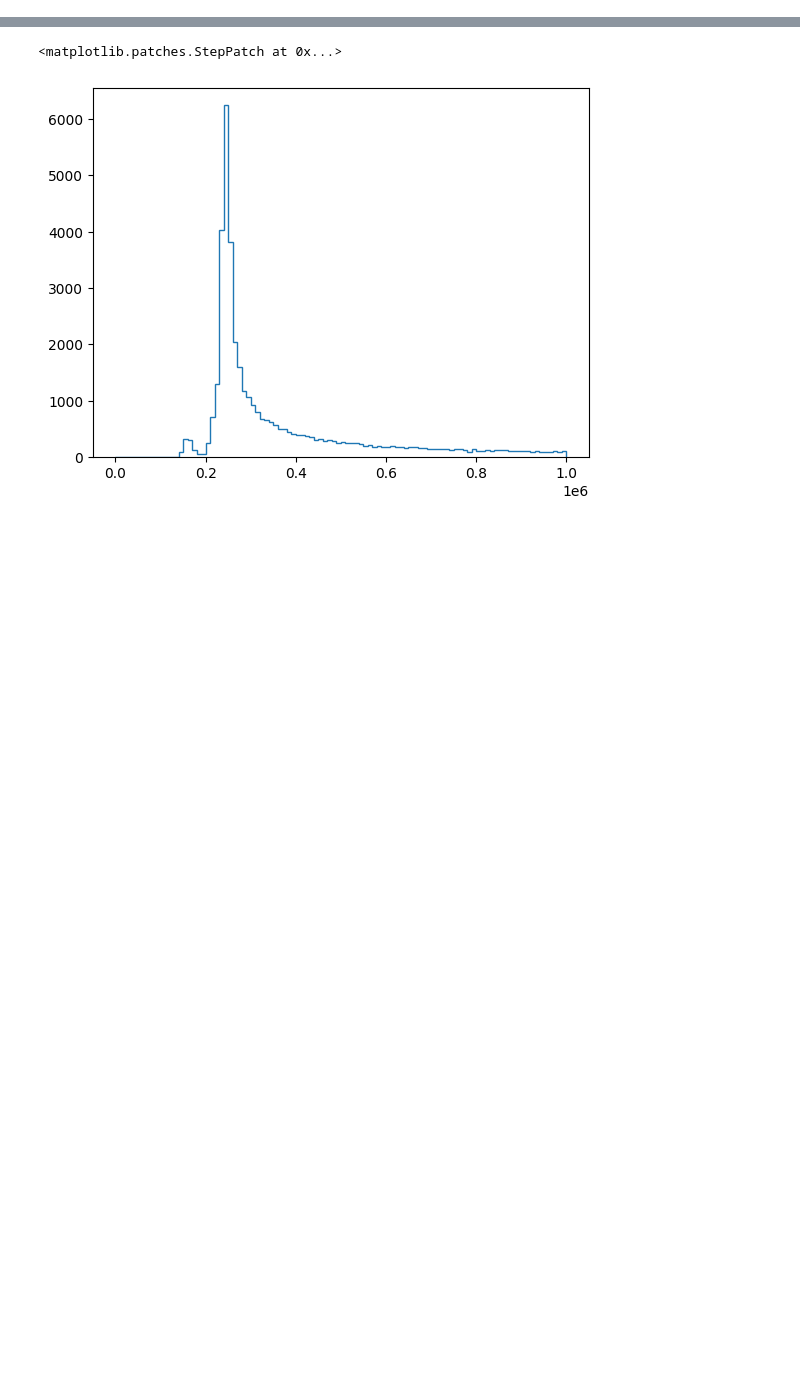
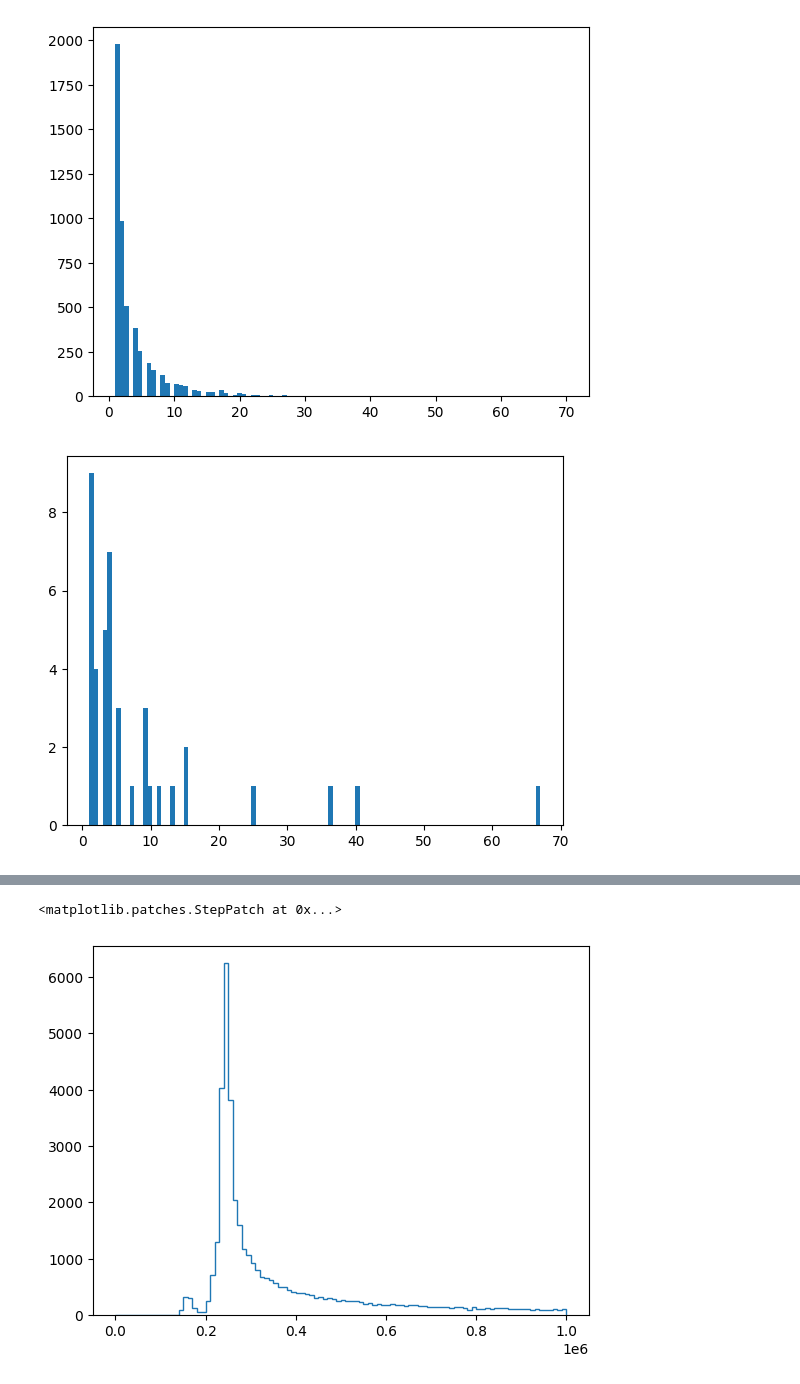
Before and after one commit to GeorgSommerer/bsc_thesis_pGRiNS, a Jupyter notebook: pgrins_explore.ipynb, the cells around one changed output, grey strips where cells are left out. Cells and saved outputs as stored; diff of their text form; code cells hidden in the pictures; blank space fills up the shorter version.

```diff
--- a/pgrins_explore.ipynb
+++ b/pgrins_explore.ipynb
@@ -14,3 +14,20 @@ from sklearn.metrics import silhouette_score, silhouette_samples, mean_squared_e
 import os
 
 from sklearn.metrics.pairwise import cosine_similarity
+# %%
+norman = sc.read_h5ad("Data/Experimental/Norman19/perturb_norm_subset_KeggoRo.h5ad")
+# %%
+replogle = sc.read_h5ad("Data/Experimental/Replogle22/perturb_norm_subset_KeggoRo.h5ad")
+# %%
+grn = pd.read_csv("Data/Projects/KeggoRo_noG/KeggoRo_noG_full.topo",sep=" ")
+# %%
+plt.hist(grn["Target"].value_counts(),bins=100)
+plt.show()
+
+plt.hist(grn[grn["Target"].isin(replogle.obs["perturbation"].unique())]["Target"].value_counts(),bins=100)
+plt.show()
+plt.hist(grn[grn["Target"].isin(norman.obs["perturbation"].unique())]["Target"].value_counts(),bins=100)
+plt.show()
+# %% [output]
+[figure, added]
+[figure, added]
```
Also changed, not shown: parts of 4 cells of this notebook, 34 other files.
